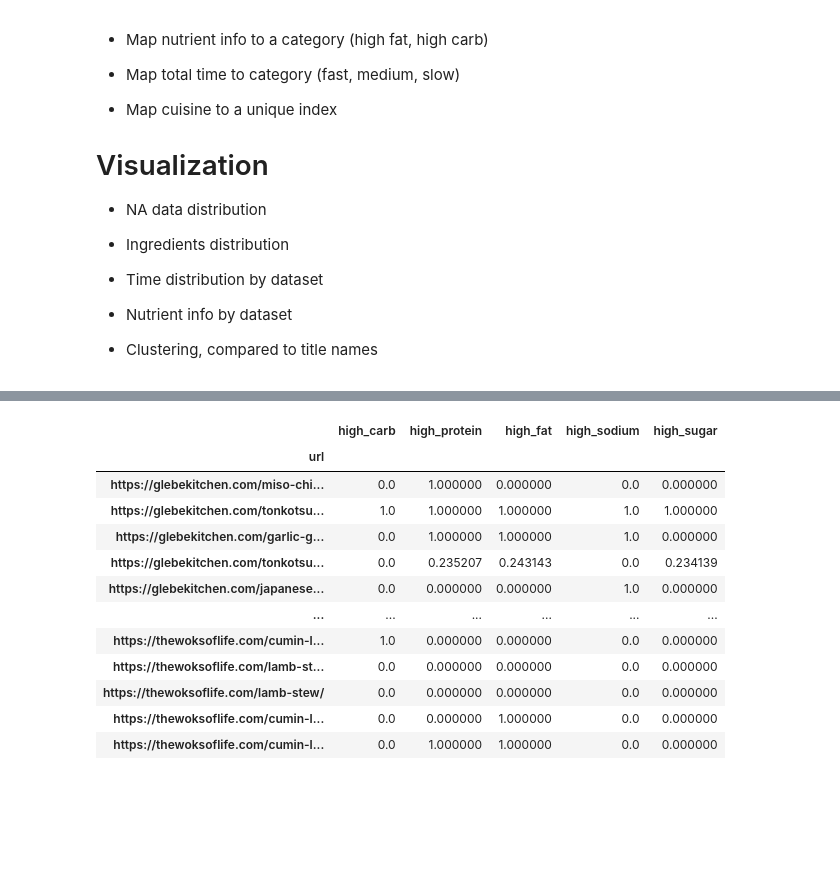
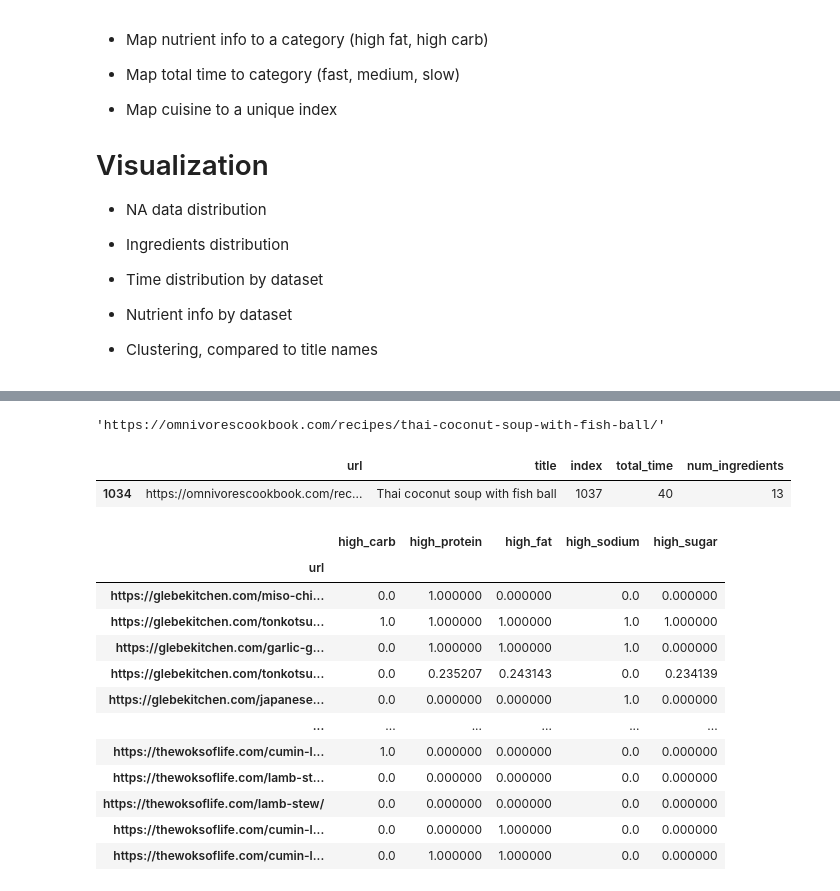
Before and after one commit to justinxu421/recipe_rex, a Jupyter notebook: feature_generation/extract_features_JX.ipynb, the cells around one changed output, grey strips where cells are left out. Drawn from its saved outputs; the diff is of its cells as text; code cells hidden in the pictures; blank space fills up the shorter version.

```diff
--- a/feature_generation/extract_features_JX.ipynb
+++ b/feature_generation/extract_features_JX.ipynb
@@ -50,7 +50,17 @@ saving to clean_data/sides/sides_filter_url_index_mapping.csv
 
 saving to clean_data/sides/sides_filter_recipes_nutrient.csv
 # %%
-all_dfs_nutrient = pd.read_csv('../clean_data/all/all_recipes_nutrient.csv')
+all_dfs_nutrient = pd.read_csv('../clean_data/all/all_url_index_mapping.csv')
+# %%
+df = pd.read_csv('../clean_data/all/all_recipes_nutrient.csv')
+df.iloc[1034].url
+# %% [output]
+'https://omnivorescookbook.com/recipes/thai-coconut-soup-with-fish-ball/'
+# %%
+all_dfs_nutrient[all_dfs_nutrient.title == "Thai coconut soup with fish ball"]
+# %% [output]
+|  | url | title | index | total_time | num_ingredients |
+| 1034 | https://omnivorescookbook.com/rec... | Thai coconut soup with fish ball | 1037 | 40 | 13 |
 # %%
 from featurize_nutrition import featurize_nutrients
 df = featurize_nutrients(all_dfs_nutrient)
```
Also changed, not shown: parts of 1 cell of this notebook, 24 other files.
